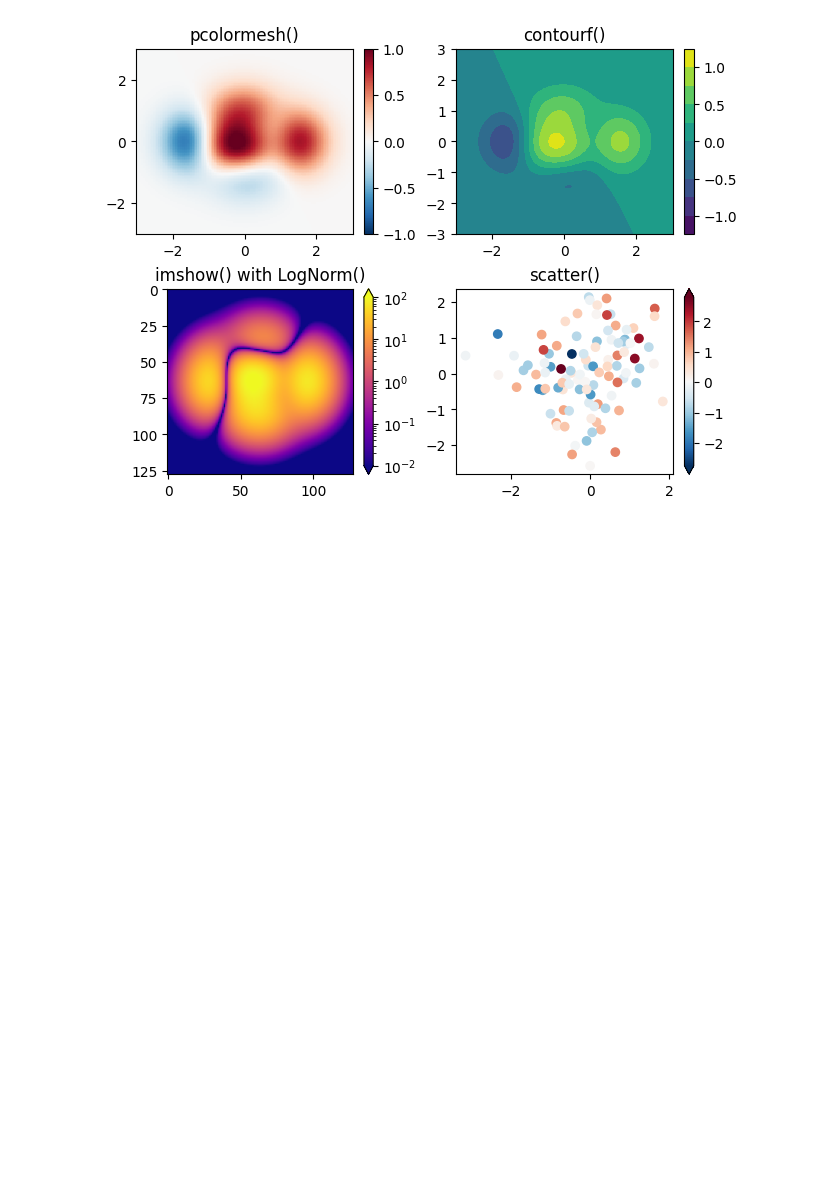
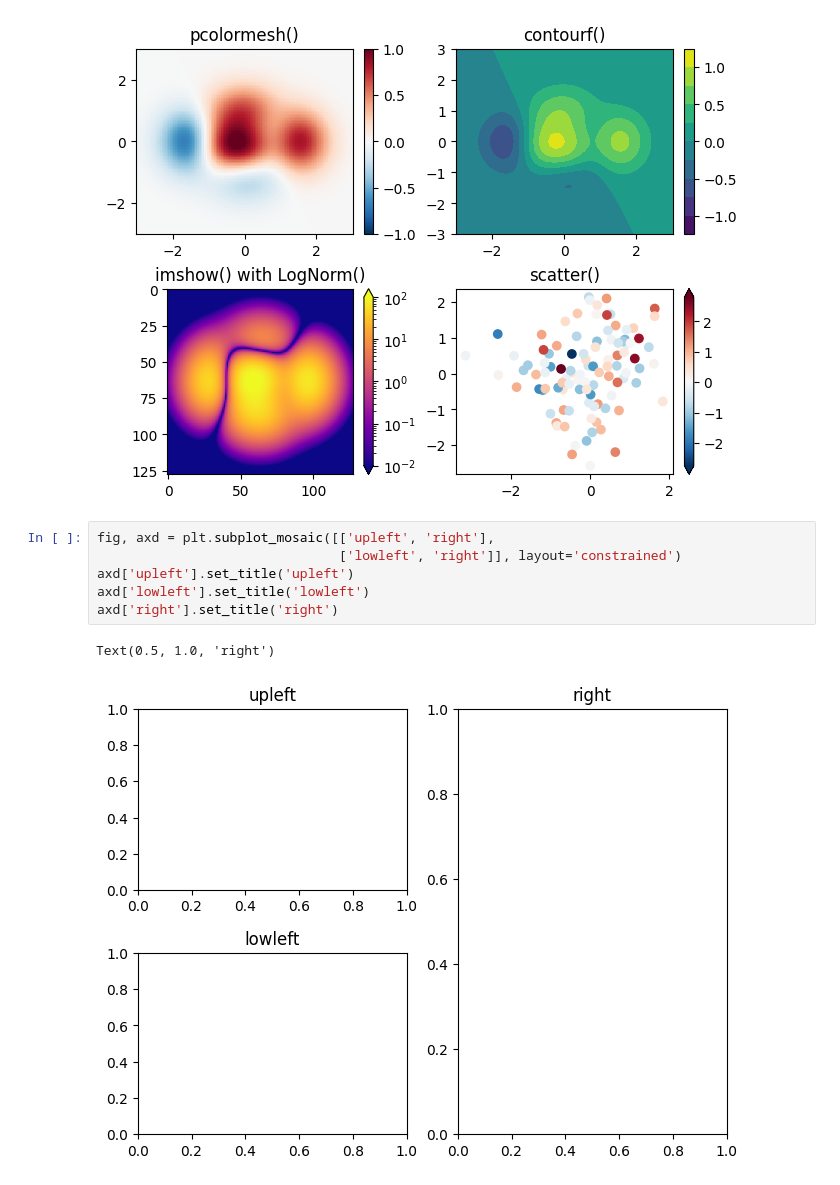
Before and after one commit to adhaka2901/AIML-Algorithms-Training, a Jupyter notebook: plottingAndVisualization/matplotlib-2.ipynb, the cells around one changed output. Cells and saved outputs as stored; diff of their text form; blank space fills up the shorter version.

```diff
--- a/plottingAndVisualization/matplotlib-2.ipynb
+++ b/plottingAndVisualization/matplotlib-2.ipynb
@@ -237,3 +237,12 @@ axs[1, 1].set_title('scatter()')
 # %% [output]
 Text(0.5, 1.0, 'scatter()')
 [figure]
+# %%
+fig, axd = plt.subplot_mosaic([['upleft', 'right'],
+                               ['lowleft', 'right']], layout='constrained')
+axd['upleft'].set_title('upleft')
+axd['lowleft'].set_title('lowleft')
+axd['right'].set_title('right')
+# %% [output]
+Text(0.5, 1.0, 'right')
+[figure, added]
```
